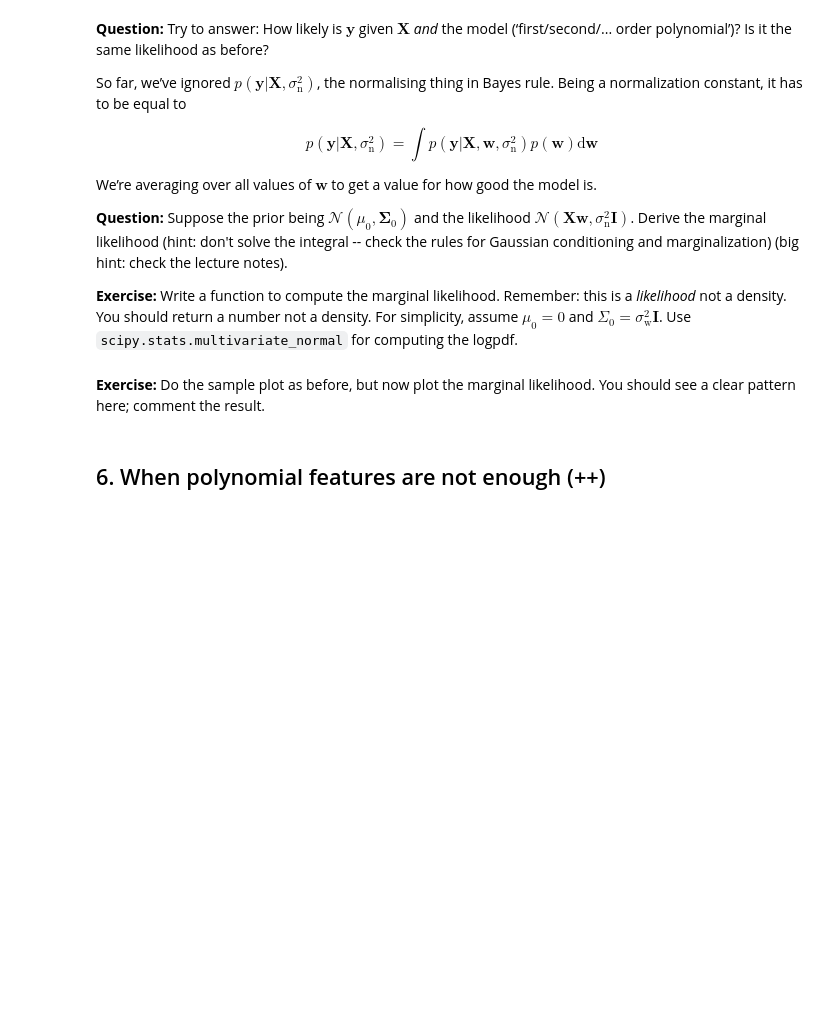
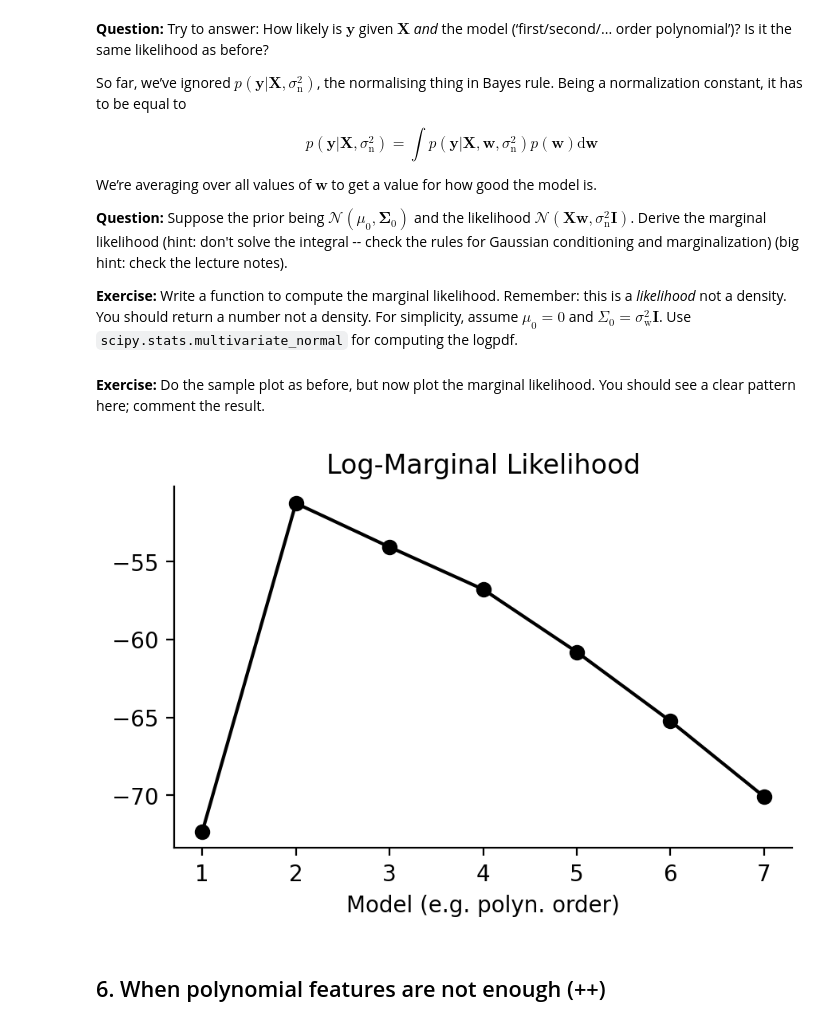
Before and after one commit to AndreaGhiglione/advanced-statistical-inference, a Jupyter notebook: lab_week1-public/Bayesian_Linear_Regression.ipynb, the cells around one changed output. Drawn from its saved outputs; the diff is of its cells as text; code cells hidden in the pictures; blank space fills up the shorter version.

```diff
--- a/lab_week1-public/Bayesian_Linear_Regression.ipynb
+++ b/lab_week1-public/Bayesian_Linear_Regression.ipynb
@@ -438,30 +444,35 @@ We’re averaging over all values of $\mathbf{w}$ to get a value for how good th
 **Question:** Suppose the prior being $\mathcal{N}(\mu_0, \mathbf{\Sigma}_0)$ and the likelihood $\mathcal{N}(\mathbf{X}\mathbf{w}, \sigma^2_\mathrm{n} \mathbf{I})$. Derive the marginal likelihood (hint: don't solve the integral -- check the rules for Gaussian conditioning and marginalization) (big hint: check the lecture notes).
 
 **Exercise:** Write a function to compute the marginal likelihood. Remember: this is a *likelihood* not a density. You should return a number not a density. For simplicity, assume $\mu_0 = 0$ and $\Sigma_0 = \sigma^2_\mathrm{w}\mathbf{I}$. Use `scipy.stats.multivariate_normal` for computing the logpdf.
-# %%
-from scipy.stats import multivariate_normal
-
-
-def marginal_likelihood(X, y, sw2, sn2):
-    return  # @@ COMPLETE @@ #
+# %%
+from scipy.stats import multivariate_normal
+
+def marginal_likelihood(X, y, sw2, sn2):
+    mu_0 = np.zeros(X.shape[1])
+    Sigma_0 = sw2 * np.eye(X.shape[1])
+    mu = X @ mu_0
+    var = sn2 * np.eye(X.shape[0]) + X @ Sigma_0 @ X.T
+    return  multivariate_normal.logpdf(y, mu, var)
 # %% [markdown]
 **Exercise:** Do the sample plot as before, but now plot the marginal likelihood. You should see a clear pattern here; comment the result.
 # %%
 def evaluate_marginal_likelihood(x, y, K, sn2, sw2):
     X = build_features(x, K)
-    return  # @@ COMPLETE @@ #
+    return  marginal_likelihood(X, y, sn2, sw2)
 
 
 poly_orders = range(1, 8)
 mll = [evaluate_marginal_likelihood(x, y, K, sn2, sw2) for K in poly_orders]
 
 fig, ax = plt.subplots(figsize=[5, 3])
 ax.plot(poly_orders, mll, "-ok")
 ax.margins(0.05)
 
 ax.set_title("Log-Marginal Likelihood")
 ax.set_xlabel("Model (e.g. polyn. order)")
 plt.show()
+# %% [output]
+[figure, added]
 # %% [markdown]
 ## 6. When polynomial features are not enough (++)
 # %%
```
Also changed, not shown: parts of 7 cells of this notebook.
